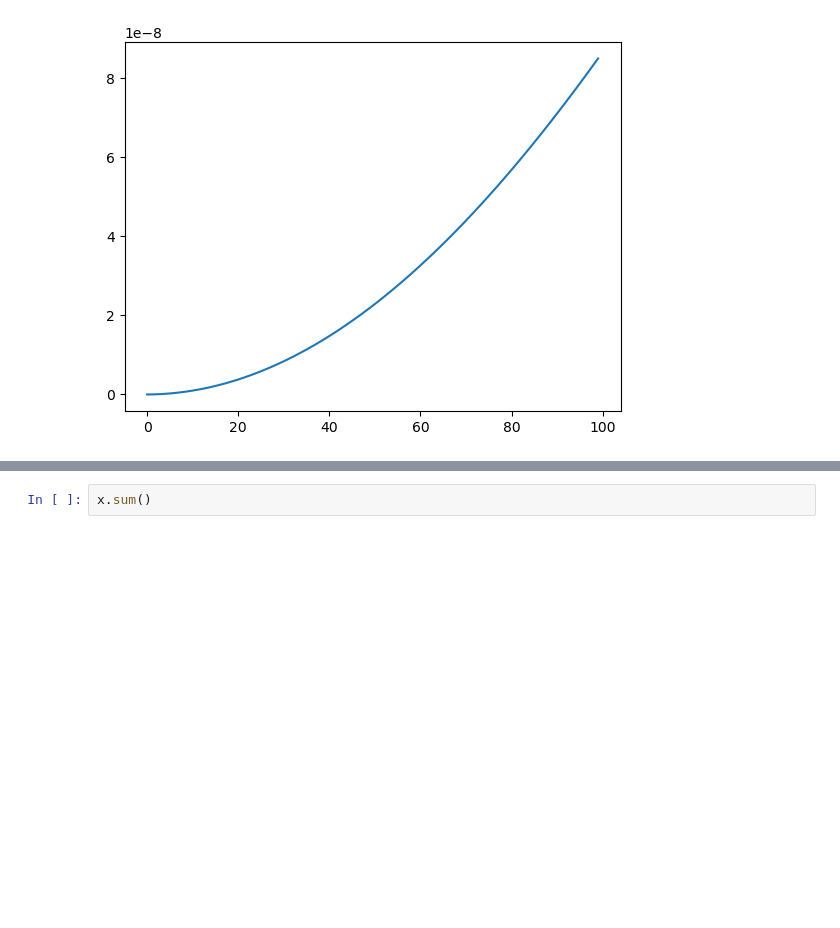
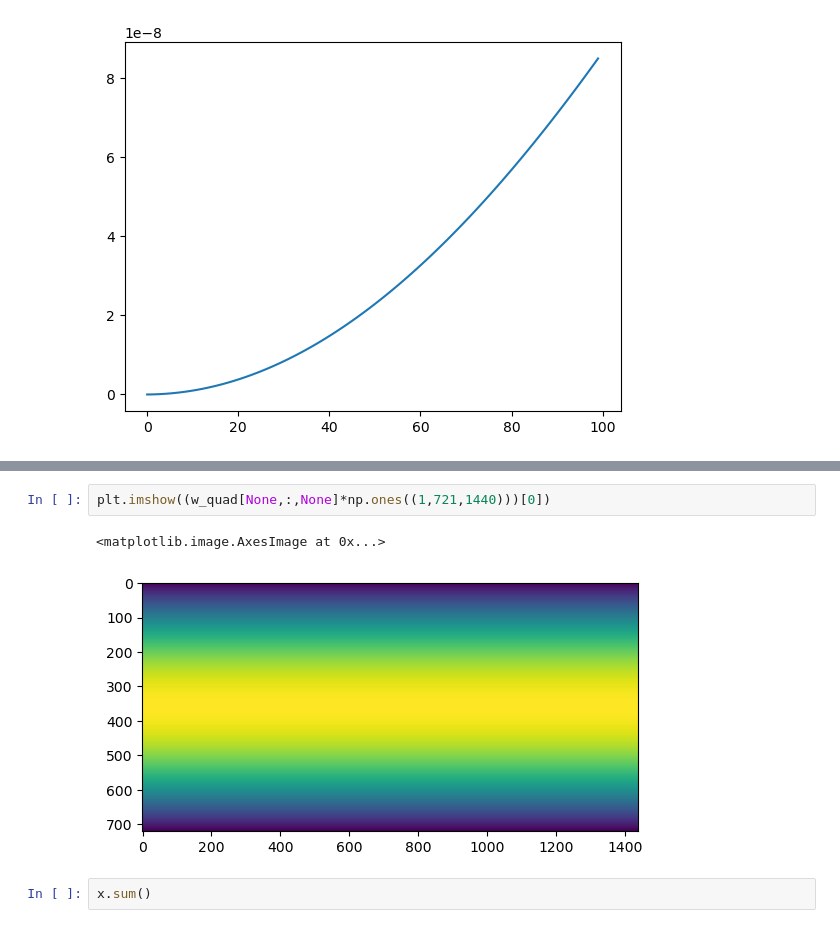
Before and after one commit to Slusny/Modulated-Spherical-Fourier-Neural-Operator, a Jupyter notebook: loss_inspect.ipynb, the cells around one changed output, grey strips where cells are left out. Cells and saved outputs as stored; diff of their text form; blank space fills up the shorter version.

```diff
--- a/loss_inspect.ipynb
+++ b/loss_inspect.ipynb
@@ -192,3 +234,8 @@ tensor(0.0002)
+# %%
+plt.imshow((w_quad[None,:,None]*np.ones((1,721,1440)))[0])
+# %% [output]
+<matplotlib.image.AxesImage at 0x...>
+[figure, added]
 # %%
 x.sum()
 # %% [output]
```
Also changed, not shown: parts of 17 cells of this notebook, 6 other files.
